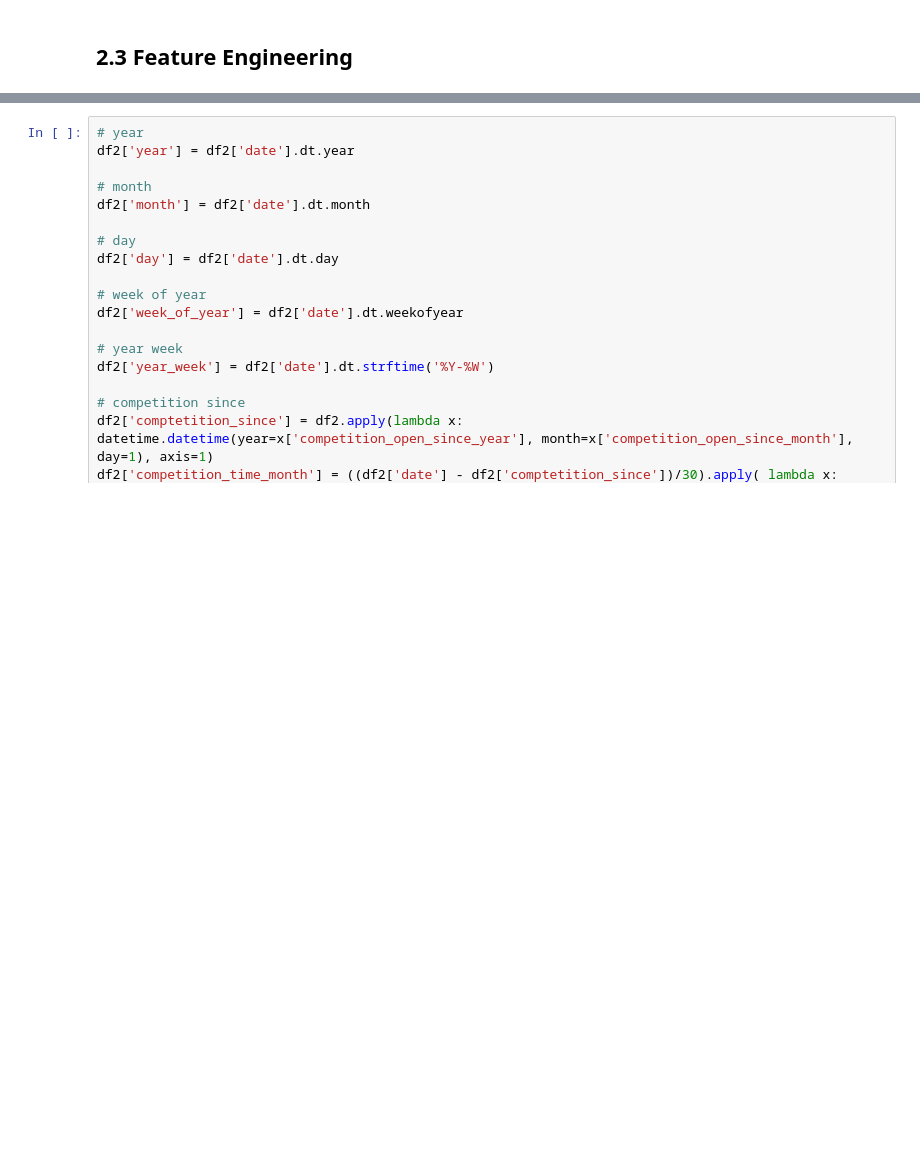
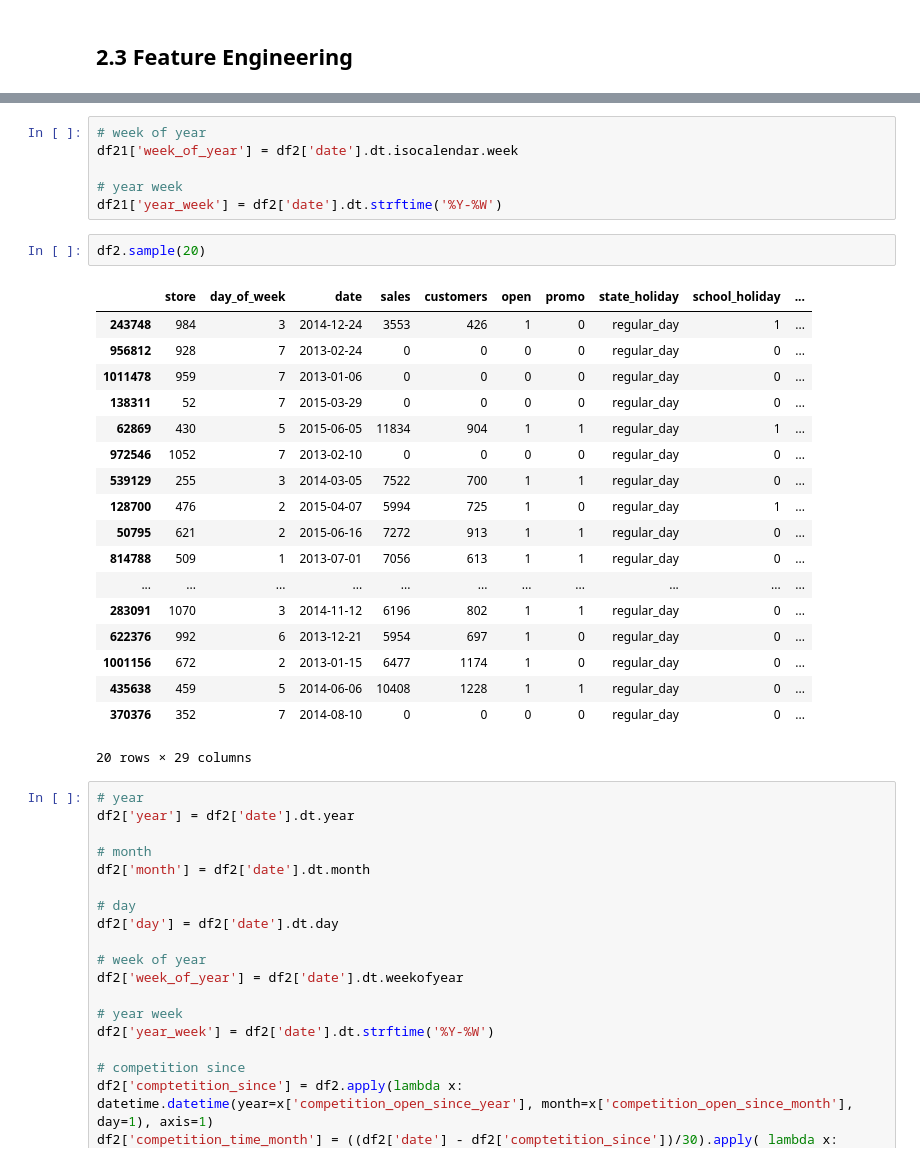
Before and after one commit to SamuelOliveirads/rossman_project, a Jupyter notebook: m03_v01_store_sales_prediction.ipynb, the cells around one changed output, grey strips where cells are left out. Saved outputs shown, nothing was run; the diff lists cells and outputs as text; blank space fills up the shorter version.

```diff
--- a/m03_v01_store_sales_prediction.ipynb
+++ b/m03_v01_store_sales_prediction.ipynb
@@ -306,3 +331,30 @@ Image('img/MindMapHypothesis.png')
+# %%
+# week of year
+df21['week_of_year'] = df2['date'].dt.isocalendar.week
+
+# year week
+df21['year_week'] = df2['date'].dt.strftime('%Y-%W')
+# %%
+df2.sample(20)
+# %% [output]
+|  | store | day_of_week | date | sales | customers | open | promo | state_holiday | school_holiday | ... |
+| 243748 | 984 | 3 | 2014-12-24 | 3553 | 426 | 1 | 0 | regular_day | 1 | ... |
+| 956812 | 928 | 7 | 2013-02-24 | 0 | 0 | 0 | 0 | regular_day | 0 | ... |
+| 1011478 | 959 | 7 | 2013-01-06 | 0 | 0 | 0 | 0 | regular_day | 0 | ... |
+| 138311 | 52 | 7 | 2015-03-29 | 0 | 0 | 0 | 0 | regular_day | 0 | ... |
+| 62869 | 430 | 5 | 2015-06-05 | 11834 | 904 | 1 | 1 | regular_day | 1 | ... |
+| 972546 | 1052 | 7 | 2013-02-10 | 0 | 0 | 0 | 0 | regular_day | 0 | ... |
+| 539129 | 255 | 3 | 2014-03-05 | 7522 | 700 | 1 | 1 | regular_day | 0 | ... |
+| 128700 | 476 | 2 | 2015-04-07 | 5994 | 725 | 1 | 0 | regular_day | 1 | ... |
+| 50795 | 621 | 2 | 2015-06-16 | 7272 | 913 | 1 | 1 | regular_day | 0 | ... |
+| 814788 | 509 | 1 | 2013-07-01 | 7056 | 613 | 1 | 1 | regular_day | 0 | ... |
+| ... | ... | ... | ... | ... | ... | ... | ... | ... | ... | ... |
+| 283091 | 1070 | 3 | 2014-11-12 | 6196 | 802 | 1 | 1 | regular_day | 0 | ... |
+| 622376 | 992 | 6 | 2013-12-21 | 5954 | 697 | 1 | 0 | regular_day | 0 | ... |
+| 1001156 | 672 | 2 | 2013-01-15 | 6477 | 1174 | 1 | 0 | regular_day | 0 | ... |
+| 435638 | 459 | 5 | 2014-06-06 | 10408 | 1228 | 1 | 1 | regular_day | 0 | ... |
+| 370376 | 352 | 7 | 2014-08-10 | 0 | 0 | 0 | 0 | regular_day | 0 | ... |
+20 rows × 29 columns
 # %%
 # year
 df2['year'] = df2['date'].dt.year
```
Also changed, not shown: parts of 2 cells of this notebook, 1 other file.
